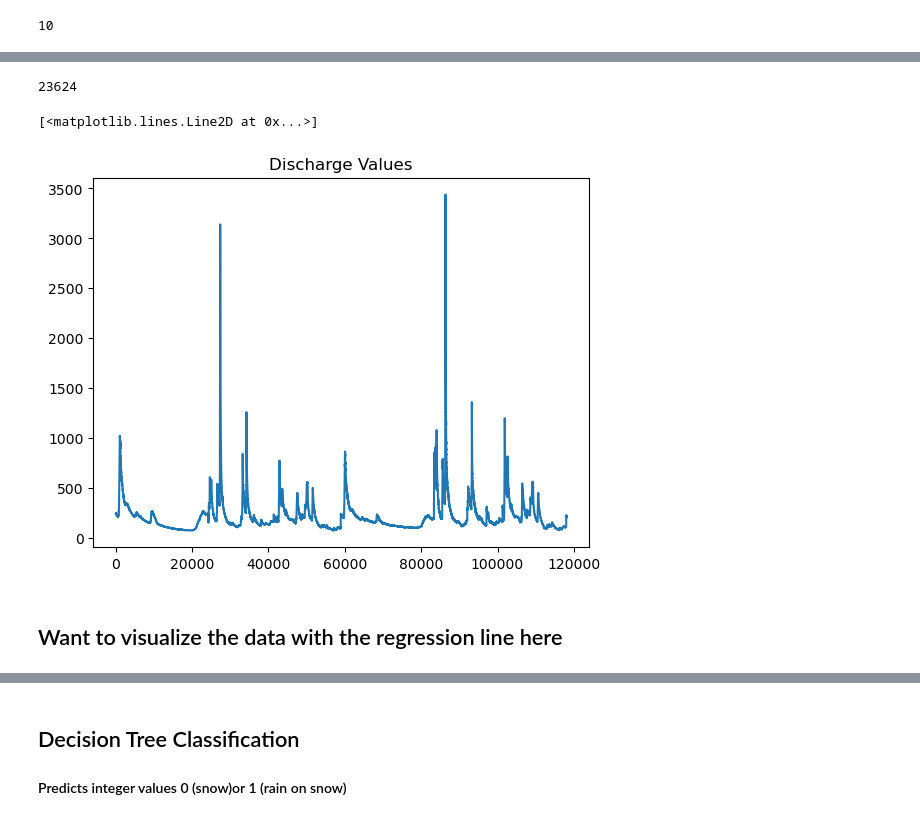
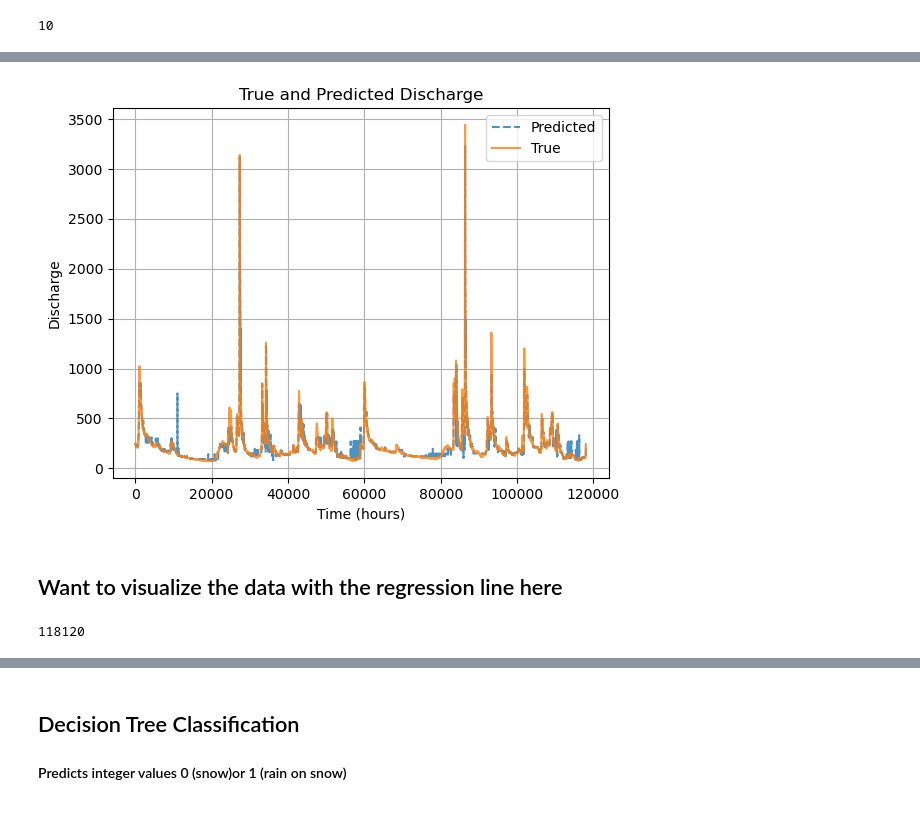
Before and after one commit to UW-GDA/FlakesAndFlows, a Jupyter notebook: notebooks/analysis/EDA.ipynb, the cells around one changed output, grey strips where cells are left out. Drawn from its saved outputs; the diff is of its cells as text; code cells hidden in the pictures.

```diff
--- a/notebooks/analysis/EDA.ipynb
+++ b/notebooks/analysis/EDA.ipynb
@@ -292,7 +292,14 @@ def assign_labels(data, var, air_temp = False):
 
     return truths
 # %%
-ground_truths = assign_labels(hourly_cleaned, 'DISCHARGE', air_temp = False)
+ground_truths = assign_labels(hourly_cleaned, 'DISCHARGE') #air_temp = False)
+# %%
+hourly_cleaned['ROS'] = ground_truths
+hourly_cleaned['date'] = grouped_by_site['date'].values
+
+events_by_site = hourly_cleaned.groupby('site').resample('D', on='date').max().drop(columns=['site']).dropna(how='any')
+
+events_by_site.to_csv('../../data/classified_data/ros_events_by_site.csv')
 # %% [markdown]
 ## Correlation Matrix
 # %%
@@ -312,7 +329,7 @@ from sklearn.model_selection import train_test_split
 from sklearn.metrics import mean_squared_error
 # %%
 
-X_data = hourly_cleaned.drop(['site', 'DISCHARGE', 'level_1'], axis =1)
+X_data = hourly_cleaned.drop(['site', 'DISCHARGE', 'date', 'ROS'], axis =1)
 X_data = X_data.to_numpy()
 # %%
 hourly_cleaned
@@ -436,13 +453,21 @@ plt.show()
 # %%
 y_1 = clfr.predict(X_test)
-len(y_1)
-# %% [output]
-23624
+# %%
+y_predicted = clfr.predict(X)
 # %%
-plt.title("Discharge Values")
-plt.plot(y)
+plt.title("True and Predicted Discharge")
+#plt.plot(y_pred)
+plt.plot(y_predicted, '--',label = 'Predicted', alpha = 0.8)
+plt.plot(y, label = 'True', alpha = 0.8)
+plt.legend()
+plt.ylabel("Discharge")
+plt.xlabel("Time (hours)")
+plt.grid()
 # %% [output]
-[<matplotlib.lines.Line2D at 0x...>]
-[figure, old version]
+[figure, new version]
 # %% [markdown]
 ## Want to visualize the data with the regression line here
+# %%
+len(hourly_cleaned['ACCUMULATED PRECIPITATION'])
+# %% [output]
+118120
```
Also changed, not shown: parts of 21 cells of this notebook.
